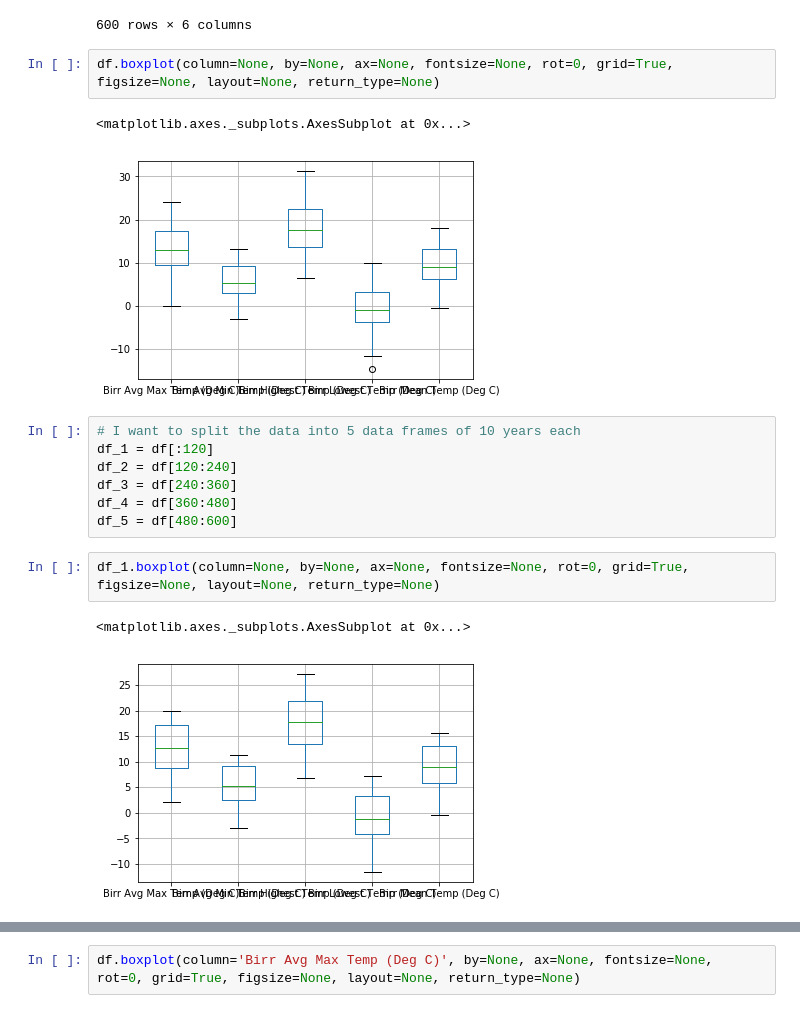
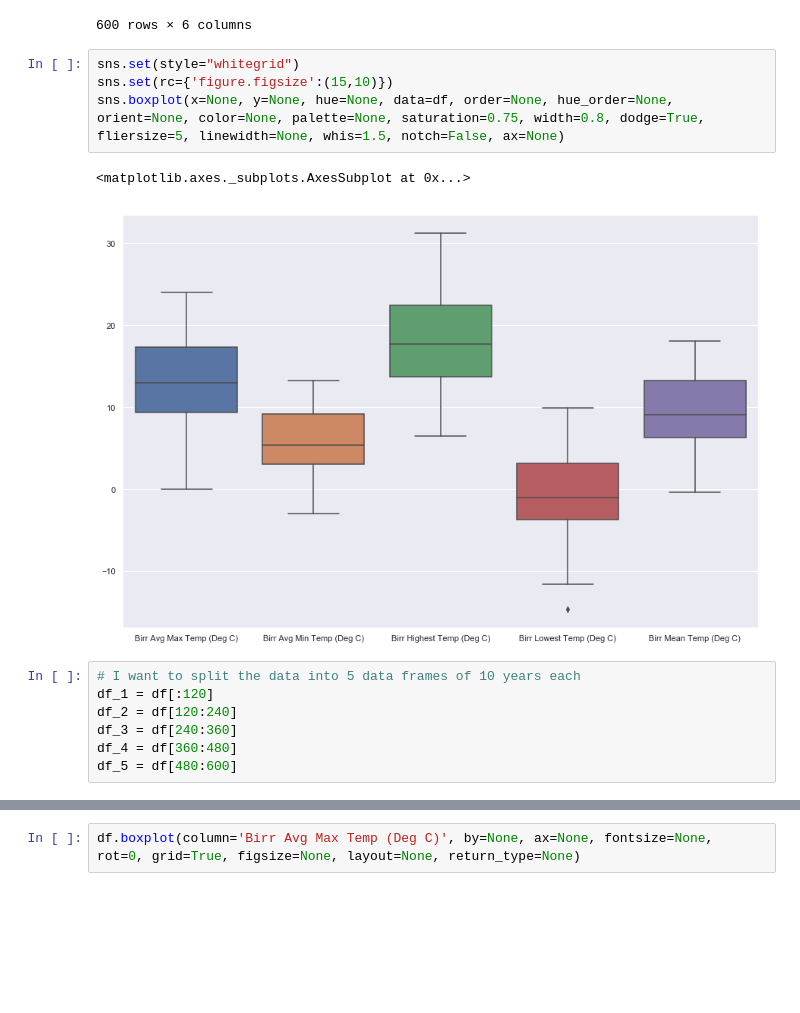
Before and after one commit to MichaelORegan/52446-Fundamentals-of-Data-Analysis-Project, a Jupyter notebook: Box Plot.ipynb, the cells around one changed output, grey strips where cells are left out. Drawn from its saved outputs; the diff is of its cells as text; blank space fills up the shorter version.

Commit message:
changed box plots from MAtplotlib to Seaborn, also increased the size of the plot to be seeen more clearly

```diff
--- a/Box Plot.ipynb
+++ b/Box Plot.ipynb
@@ -168,11 +168,13 @@ df
 | 2009-08 | 2009M08 | 18.7 | 12.1 | 21.5 | 8.3 | ... |
 | 2009-09 | 2009M09 | 17.1 | 8.9 | 20.8 | 3.1 | ... |
 600 rows × 6 columns
-# %%
-df.boxplot(column=None, by=None, ax=None, fontsize=None, rot=0, grid=True, figsize=None, layout=None, return_type=None)
-# %% [output]
-<matplotlib.axes._subplots.AxesSubplot at 0x...>
-[figure, removed]
+# %%
+sns.set(style="whitegrid")
+sns.set(rc={'figure.figsize':(15,10)})
+sns.boxplot(x=None, y=None, hue=None, data=df, order=None, hue_order=None, orient=None, color=None, palette=None, saturation=0.75, width=0.8, dodge=True, fliersize=5, linewidth=None, whis=1.5, notch=False, ax=None)
+# %% [output]
+<matplotlib.axes._subplots.AxesSubplot at 0x...>
+[figure, added]
 # %%
 # I want to split the data into 5 data frames of 10 years each
 df_1 = df[:120]
@@ -180,8 +182,3 @@ df_2 = df[120:240]
 df_3 = df[240:360]
 df_4 = df[360:480]
 df_5 = df[480:600]
-# %%
-df_1.boxplot(column=None, by=None, ax=None, fontsize=None, rot=0, grid=True, figsize=None, layout=None, return_type=None)
-# %% [output]
-<matplotlib.axes._subplots.AxesSubplot at 0x...>
-[figure, removed]
```
Also changed, not shown: parts of 10 cells of this notebook.
